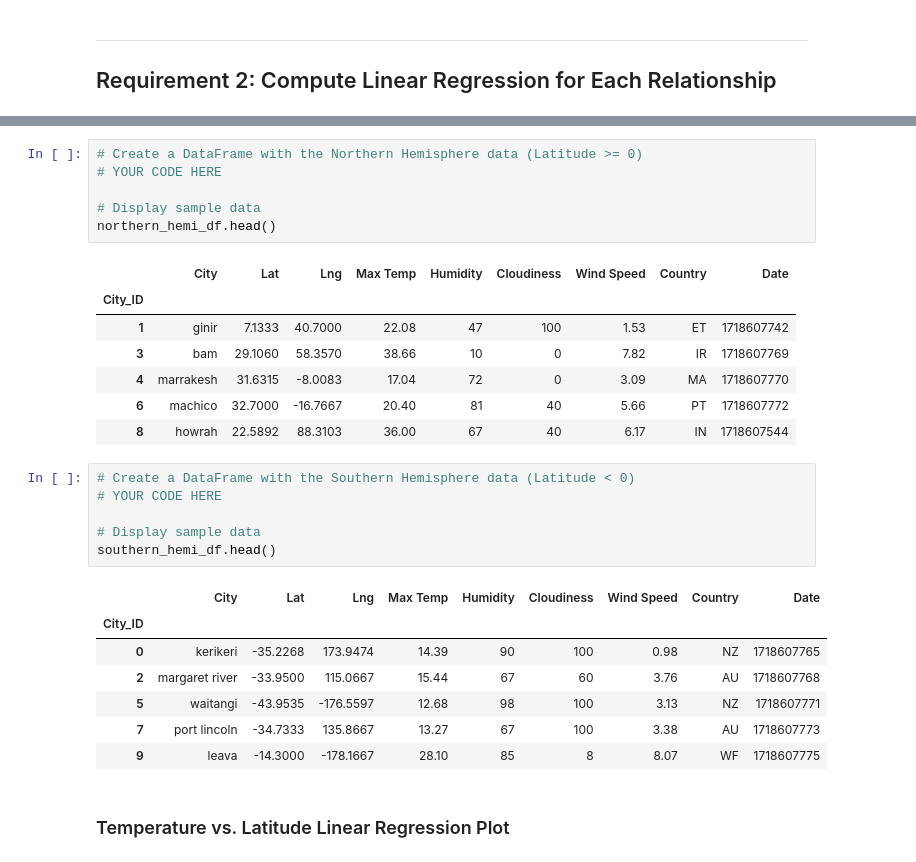
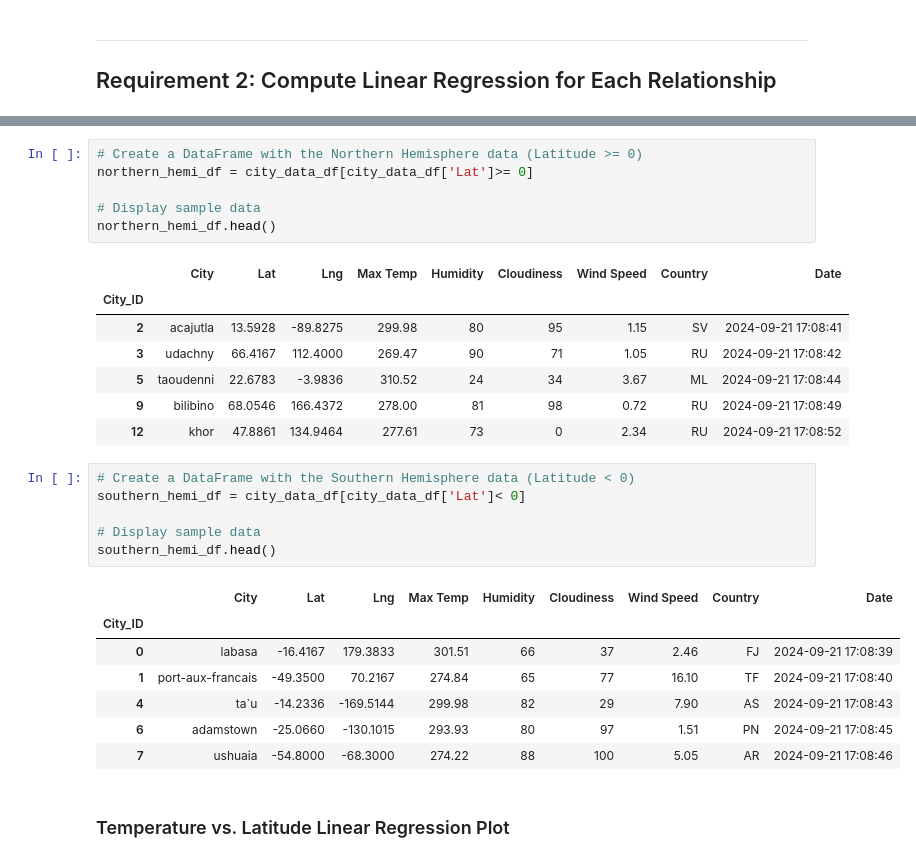
Before and after one commit to natbiorg/python-api-challenge, a Jupyter notebook: WeatherPy/WeatherPy.ipynb, the cells around one changed output, grey strips where cells are left out. Saved outputs shown, nothing was run; the diff lists cells and outputs as text.

```diff
--- a/WeatherPy/WeatherPy.ipynb
+++ b/WeatherPy/WeatherPy.ipynb
@@ -281,30 +310,30 @@ plt.show()
 # %%
 # Create a DataFrame with the Northern Hemisphere data (Latitude >= 0)
-# YOUR CODE HERE
+northern_hemi_df = city_data_df[city_data_df['Lat']>= 0]
 
 # Display sample data
 northern_hemi_df.head()
 # %% [output]
 |  | City | Lat | Lng | Max Temp | Humidity | Cloudiness | Wind Speed | Country | Date |
 | City_ID |  |  |  |  |  |  |  |  |  |
-| 1 | ginir | 7.1333 | 40.7000 | 22.08 | 47 | 100 | 1.53 | ET | 1718607742 |
-| 3 | bam | 29.1060 | 58.3570 | 38.66 | 10 | 0 | 7.82 | IR | 1718607769 |
-| 4 | marrakesh | 31.6315 | -8.0083 | 17.04 | 72 | 0 | 3.09 | MA | 1718607770 |
-| 6 | machico | 32.7000 | -16.7667 | 20.40 | 81 | 40 | 5.66 | PT | 1718607772 |
-| 8 | howrah | 22.5892 | 88.3103 | 36.00 | 67 | 40 | 6.17 | IN | 1718607544 |
+| 2 | acajutla | 13.5928 | -89.8275 | 299.98 | 80 | 95 | 1.15 | SV | 2024-09-21 17:08:41 |
+| 3 | udachny | 66.4167 | 112.4000 | 269.47 | 90 | 71 | 1.05 | RU | 2024-09-21 17:08:42 |
+| 5 | taoudenni | 22.6783 | -3.9836 | 310.52 | 24 | 34 | 3.67 | ML | 2024-09-21 17:08:44 |
+| 9 | bilibino | 68.0546 | 166.4372 | 278.00 | 81 | 98 | 0.72 | RU | 2024-09-21 17:08:49 |
+| 12 | khor | 47.8861 | 134.9464 | 277.61 | 73 | 0 | 2.34 | RU | 2024-09-21 17:08:52 |
 # %%
 # Create a DataFrame with the Southern Hemisphere data (Latitude < 0)
-# YOUR CODE HERE
+southern_hemi_df = city_data_df[city_data_df['Lat']< 0]
 
 # Display sample data
 southern_hemi_df.head()
 # %% [output]
 |  | City | Lat | Lng | Max Temp | Humidity | Cloudiness | Wind Speed | Country | Date |
 | City_ID |  |  |  |  |  |  |  |  |  |
-| 0 | kerikeri | -35.2268 | 173.9474 | 14.39 | 90 | 100 | 0.98 | NZ | 1718607765 |
-| 2 | margaret river | -33.9500 | 115.0667 | 15.44 | 67 | 60 | 3.76 | AU | 1718607768 |
-| 5 | waitangi | -43.9535 | -176.5597 | 12.68 | 98 | 100 | 3.13 | NZ | 1718607771 |
-| 7 | port lincoln | -34.7333 | 135.8667 | 13.27 | 67 | 100 | 3.38 | AU | 1718607773 |
-| 9 | leava | -14.3000 | -178.1667 | 28.10 | 85 | 8 | 8.07 | WF | 1718607775 |
+| 0 | labasa | -16.4167 | 179.3833 | 301.51 | 66 | 37 | 2.46 | FJ | 2024-09-21 17:08:39 |
+| 1 | port-aux-francais | -49.3500 | 70.2167 | 274.84 | 65 | 77 | 16.10 | TF | 2024-09-21 17:08:40 |
+| 4 | ta`u | -14.2336 | -169.5144 | 299.98 | 82 | 29 | 7.90 | AS | 2024-09-21 17:08:43 |
+| 6 | adamstown | -25.0660 | -130.1015 | 293.93 | 80 | 97 | 1.51 | PN | 2024-09-21 17:08:45 |
+| 7 | ushuaia | -54.8000 | -68.3000 | 274.22 | 88 | 100 | 5.05 | AR | 2024-09-21 17:08:46 |
 # %% [markdown]
 ###  Temperature vs. Latitude Linear Regression Plot
```
Also changed, not shown: parts of 24 cells of this notebook, 2 other files.
